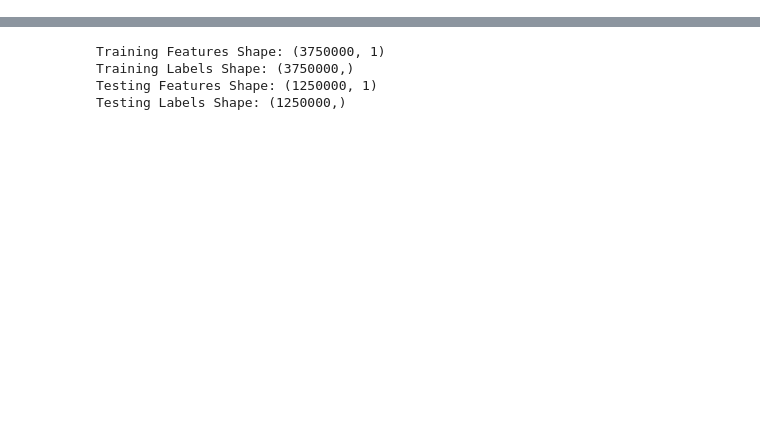
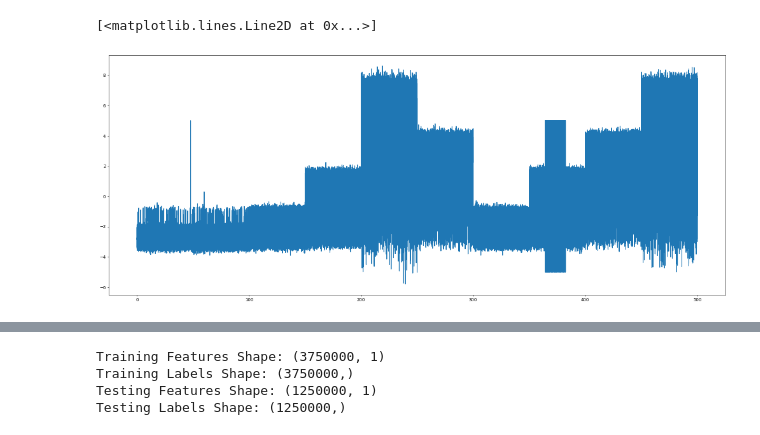
Before and after one commit to nitro41992/cs636, a Jupyter notebook: fp_python/final_project_kuchiman.ipynb, the cells around one changed output, grey strips where cells are left out. Drawn from its saved outputs; the diff is of its cells as text; code cells hidden in the pictures; blank space fills up the shorter version.

Commit message:
Task: Update using scaled signal

```diff
--- a/fp_python/final_project_kuchiman.ipynb
+++ b/fp_python/final_project_kuchiman.ipynb
@@ -17,3 +18,9 @@ split = 0.7
 data = pd.read_csv('train_clean.csv')
 # %%
 data['batch'] = np.ceil((data['time'] * 10000) / batch_size)
+# %%
+fig=plt.figure(figsize=(25, 10), dpi= 50, facecolor='w', edgecolor='k')
+plt.plot(data['time'], data['signal'])
+# %% [output]
+[<matplotlib.lines.Line2D at 0x...>]
+[figure, added]
```
Also changed, not shown: parts of 6 cells of this notebook, 1 other file.
